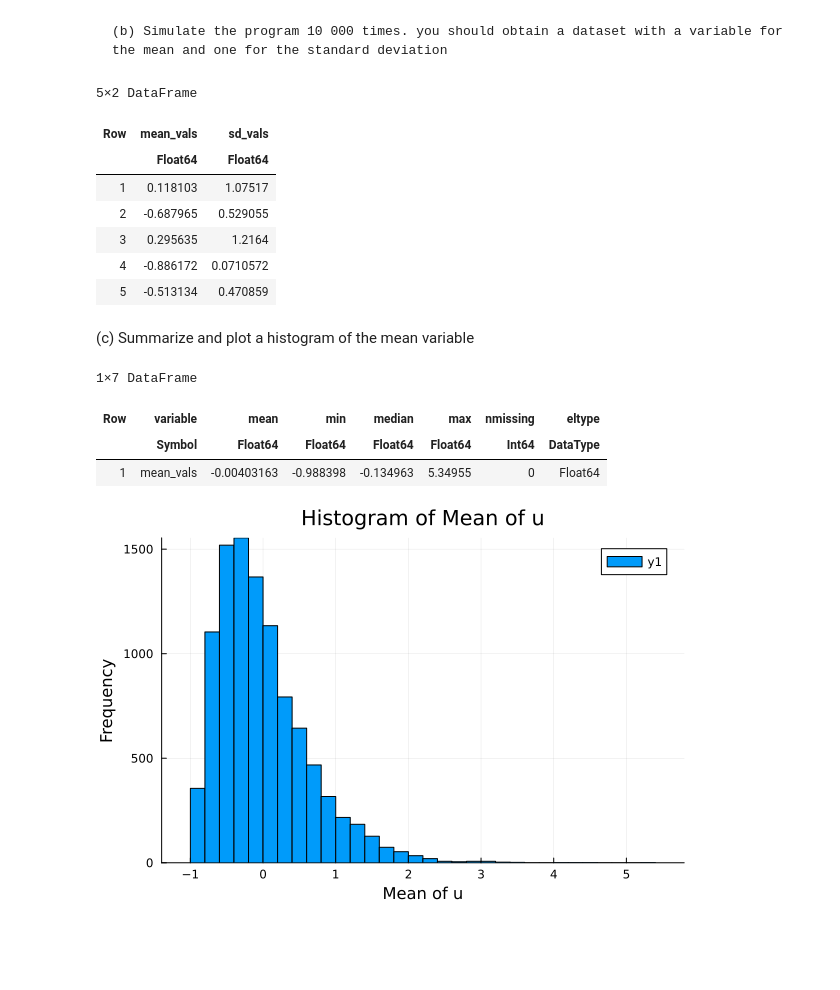
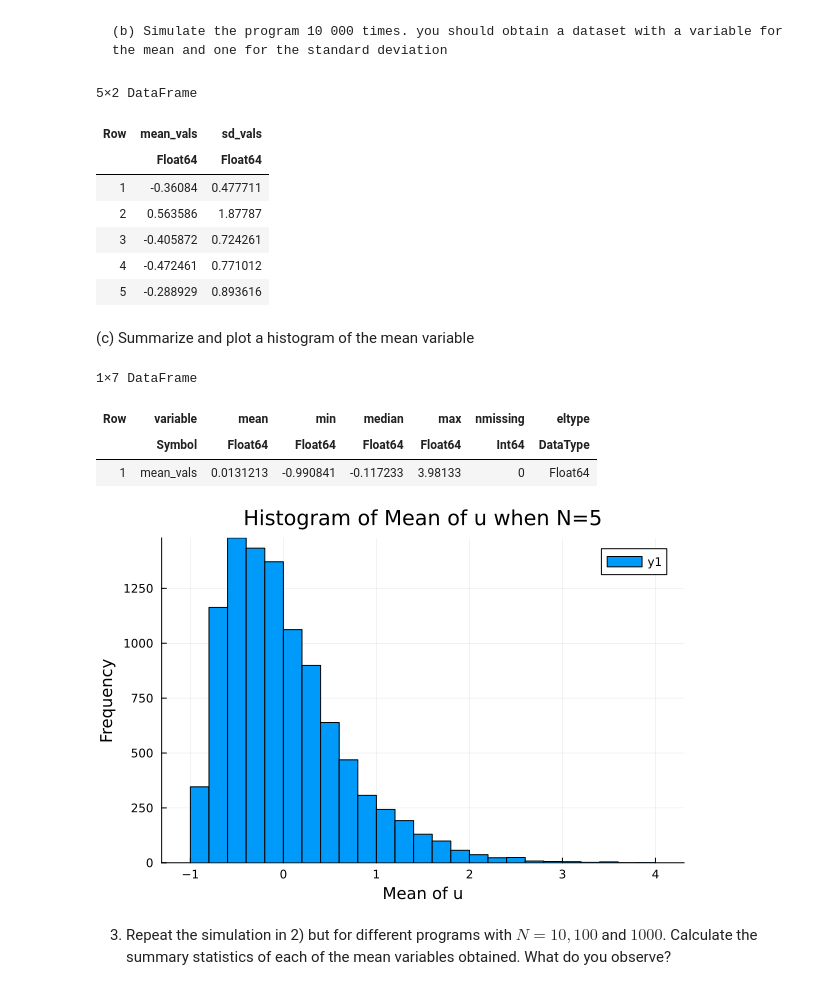
Before and after one commit to liminglin98/ScPo_M1_Econometrics2, a Jupyter notebook: HW4/PS4_P1_LLM.ipynb, the cells around one changed output. Drawn from its saved outputs; the diff is of its cells as text; code cells hidden in the pictures; blank space fills up the shorter version.

```diff
--- a/HW4/PS4_P1_LLM.ipynb
+++ b/HW4/PS4_P1_LLM.ipynb
@@ -67,10 +67,10 @@ f(5)
     (b) Simulate the program 10 000 times. you should obtain a dataset with a variable for the mean and one for the standard deviation
 # %%
 # Run the function for 10000 times
-N=10000
-mean_vals = zeros(N)
-sd_vals = zeros(N)
-for i in 1:N
+n=10000
+mean_vals = zeros(n)
+sd_vals = zeros(n)
+for i in 1:n
     mean_vals[i], sd_vals[i] = f(5)
 end
 # %%
@@ -82,11 +82,11 @@ first(df, 5)
 5×2 DataFrame
 | Row | mean_vals | sd_vals |
 |  | Float64 | Float64 |
-| 1 | 0.118103 | 1.07517 |
-| 2 | -0.687965 | 0.529055 |
-| 3 | 0.295635 | 1.2164 |
-| 4 | -0.886172 | 0.0710572 |
-| 5 | -0.513134 | 0.470859 |
+| 1 | -0.36084 | 0.477711 |
+| 2 | 0.563586 | 1.87787 |
+| 3 | -0.405872 | 0.724261 |
+| 4 | -0.472461 | 0.771012 |
+| 5 | -0.288929 | 0.893616 |
 # %% [markdown]
 (c) Summarize and plot a histogram of the mean variable
 # %%
@@ -96,9 +96,12 @@ mean_summary = describe(select(df, [:mean_vals]))
 1×7 DataFrame
 | Row | variable | mean | min | median | max | nmissing | eltype |
 |  | Symbol | Float64 | Float64 | Float64 | Float64 | Int64 | DataType |
-| 1 | mean_vals | -0.00403163 | -0.988398 | -0.134963 | 5.34955 | 0 | Float64 |
+| 1 | mean_vals | 0.0131213 | -0.990841 | -0.117233 | 3.98133 | 0 | Float64 |
 # %%
 # Plot the histogram of the mean variable
-histogram(mean_vals, bins=30, title="Histogram of Mean of u", xlabel="Mean of u", ylabel="Frequency")
+histogram(mean_vals, bins=30, title="Histogram of Mean of u when N=5", xlabel="Mean of u", ylabel="Frequency")
 # %% [output]
-[figure, old version]
+[figure, new version]
+# %% [markdown]
+3. Repeat the simulation in 2) but for different programs with $N = 10, 100$ and $ 1000$. Calculate the
+summary statistics of each of the mean variables obtained. What do you observe?
```
Also changed, not shown: parts of 11 cells of this notebook.
